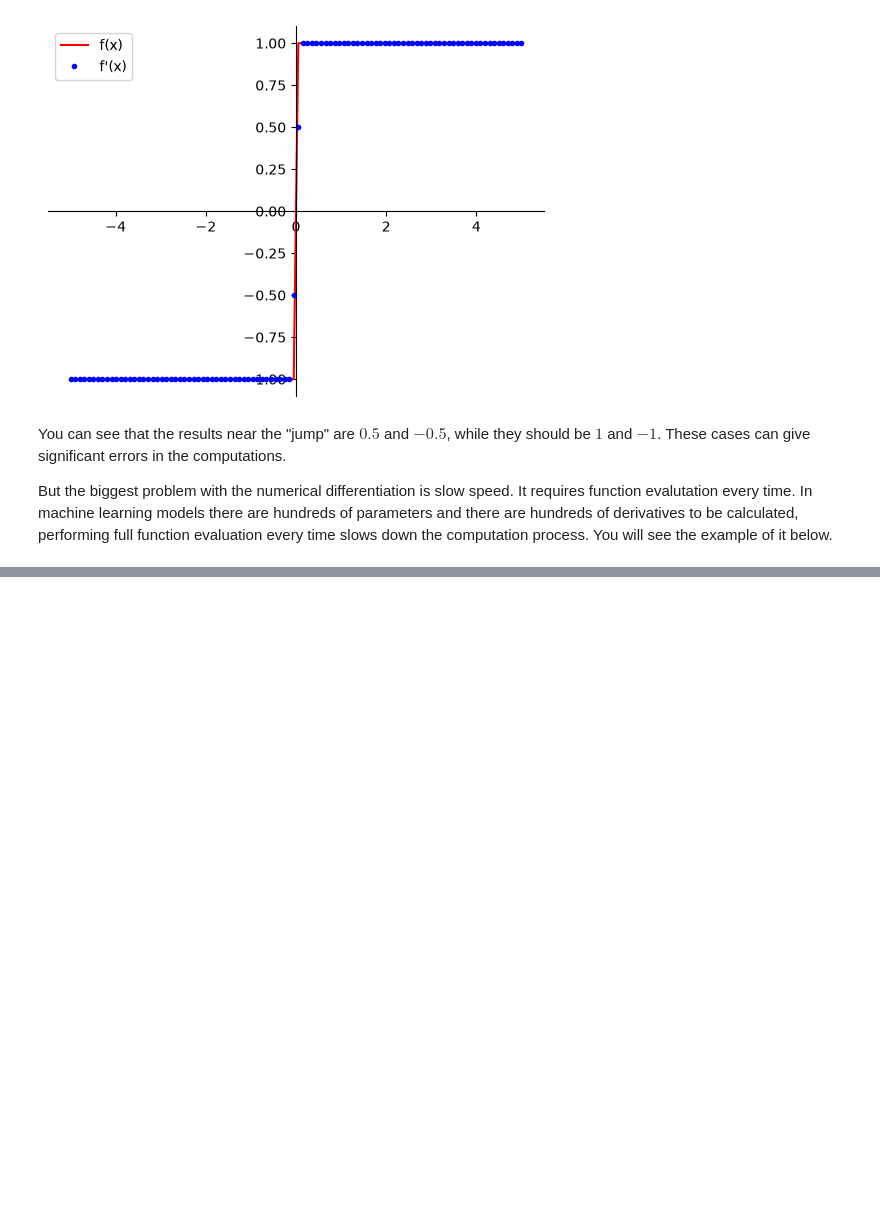
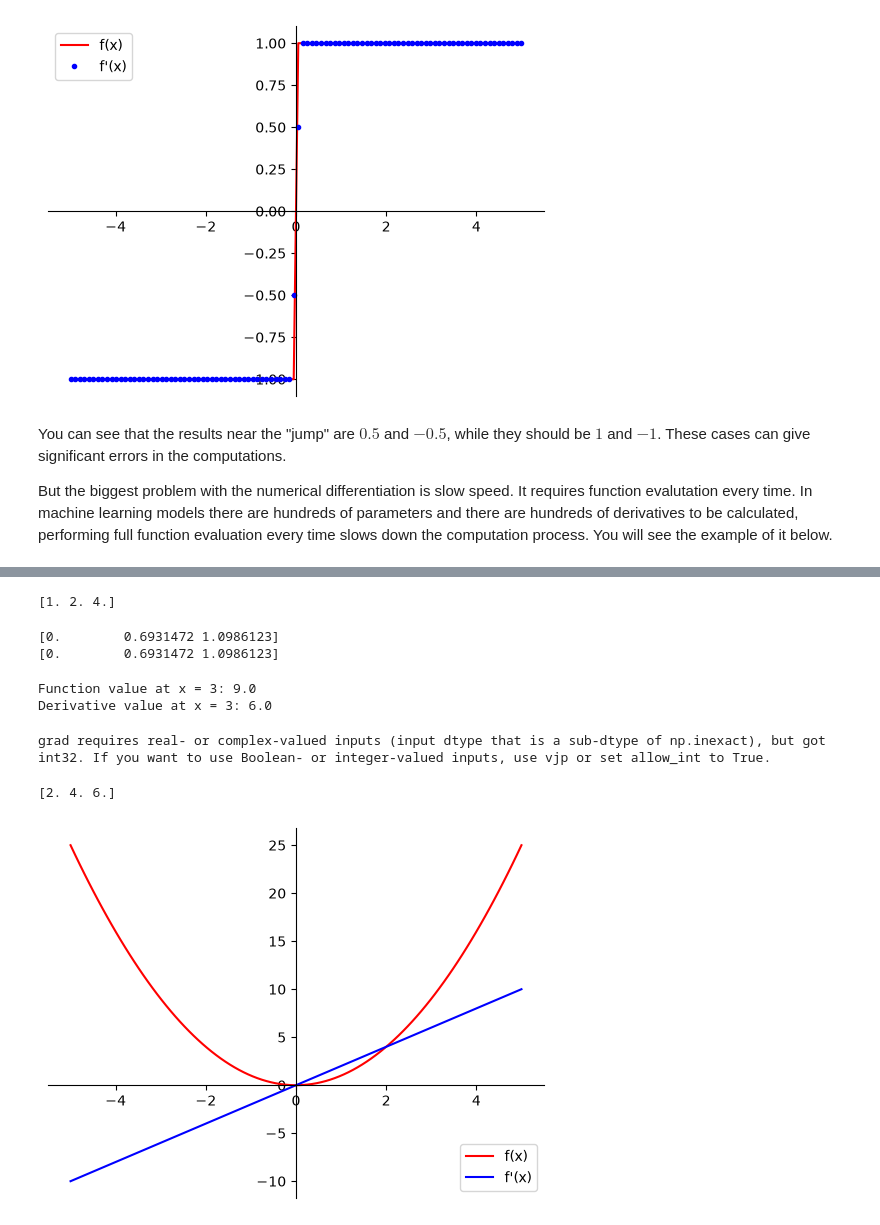
Before and after one commit to Krystation/improved-waddle, a Jupyter notebook: calculus/intro.ipynb, the cells around one changed output, grey strips where cells are left out. Saved outputs shown, nothing was run; the diff lists cells and outputs as text; code cells hidden in the pictures; blank space fills up the shorter version.

```diff
--- a/calculus/intro.ipynb
+++ b/calculus/intro.ipynb
@@ -168,0 +203,36 @@ But the biggest problem with the numerical differentiation is slow speed. It req
+# %%
+y_array_jnp = x_array_jnp.at[2].set(4.0)
+print(y_array_jnp)
+# %% [output]
+[1. 2. 4.]
+# %%
+print(jnp.log(x_array))
+print(jnp.log(x_array_jnp))
+# %% [output]
+[0.        0.6931472 1.0986123]
+[0.        0.6931472 1.0986123]
+# %%
+print("Function value at x = 3:", f(3.0))
+print("Derivative value at x = 3:",grad(f)(3.0))
+# %% [output]
+Function value at x = 3: 9.0
+Derivative value at x = 3: 6.0
+# %%
+# Dont get too happy though, cause while that works...
+# It hates integers
+
+try:
+    grad(f)(3)
+except TypeError as err:
+    print(err)
+# %% [output]
+grad requires real- or complex-valued inputs (input dtype that is a sub-dtype of np.inexact), but got int32. If you want to use Boolean- or integer-valued inputs, use vjp or set allow_int to True.
+# %%
+dfdx_jax_vmap = vmap(grad(f))(x_array_jnp)
+print(dfdx_jax_vmap)
+# %% [output]
+[2. 4. 6.]
+# %%
+plot_f1_and_f2(f, vmap(grad(f)))
+# %% [output]
+[figure, added]
```
Also changed, not shown: parts of 5 cells of this notebook.
